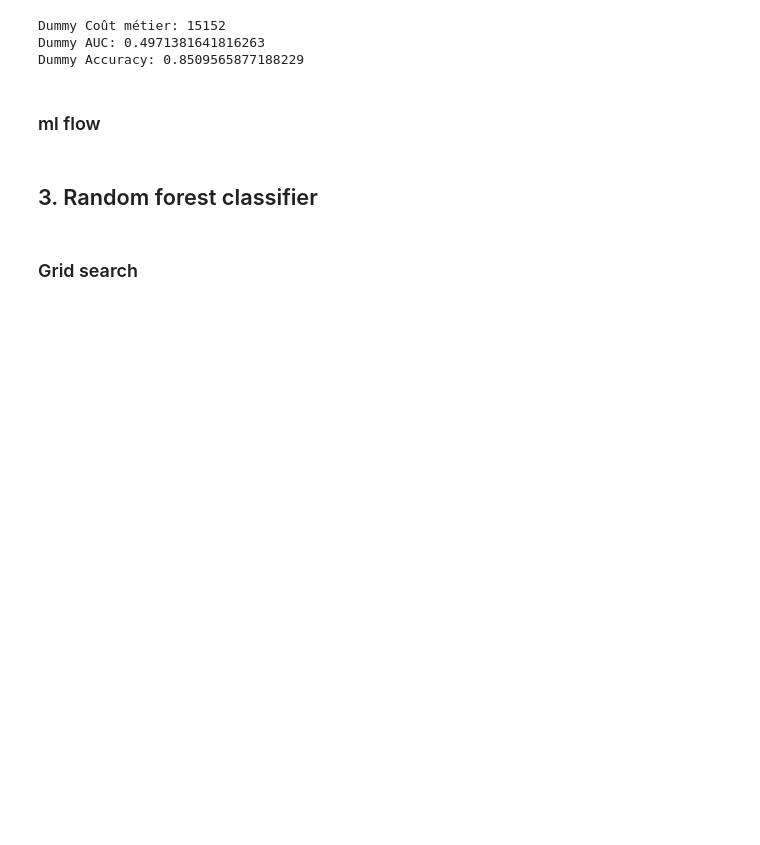
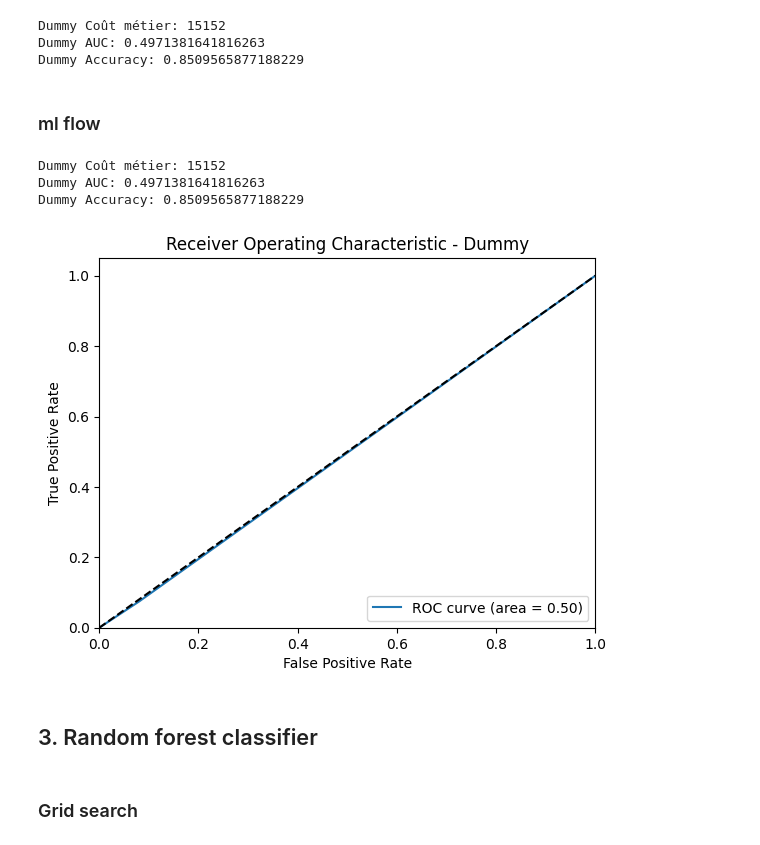
Before and after one commit to Naouel-De-Sousa/implementer_model_front_backendd, a Jupyter notebook: model_scorring_one.ipynb, the cells around one changed output. Cells and saved outputs as stored; diff of their text form; code cells hidden in the pictures; blank space fills up the shorter version.

```diff
--- a/model_scorring_one.ipynb
+++ b/model_scorring_one.ipynb
@@ -1004,12 +1013,61 @@ Dummy Accuracy: 0.8509565877188229
 ### ml flow
 # %%
 import mlflow
+# %%
+def log_dummy_model(X_train, y_train, X_val, y_val):
+    with mlflow.start_run(run_name="Dummy Classifier Evaluation"):
+             # Création et entraînement du modèle
+        dummy_clf = DummyClassifier(strategy="stratified", random_state=42)
+        dummy_clf.fit(X_train, y_train)
+
+        # Prédictions sur l'ensemble de validation
+        y_dummy_pred_proba = dummy_clf.predict_proba(X_val)[:, 1]
+        y_dummy_pred = dummy_clf.predict(X_val)
+
+        # Évaluation du modèle
+        dummy_cout_metier = fonction_cout_metier_version_1(y_val, y_dummy_pred_proba)  # Assurez-vous que cette fonction est définie
+        dummy_auc_score = roc_auc_score(y_val, y_dummy_pred_proba)
+        dummy_accuracy = accuracy_score(y_val, y_dummy_pred)
+
+        # Affichage des scores
+        print(f"Dummy Coût métier: {dummy_cout_metier}")
+        print(f"Dummy AUC: {dummy_auc_score}")
+        print(f"Dummy Accuracy: {dummy_accuracy}")
+
+        # Tracé de la courbe ROC
+        fpr, tpr, thresholds = roc_curve(y_val, y_dummy_pred_proba)
+        plt.figure()
+        plt.plot(fpr, tpr, label='ROC curve (area = %0.2f)' % dummy_auc_score)
+        plt.plot([0, 1], [0, 1], 'k--')
+        plt.xlim([0.0, 1.0])
+        plt.ylim([0.0, 1.05])
+        plt.xlabel('False Positive Rate')
+        plt.ylabel('True Positive Rate')
+        plt.title('Receiver Operating Characteristic - Dummy')
+        plt.legend(loc="lower right")
+        plt.savefig("dummy_roc_curve.png")
+
+        # Enregistrement des métriques et de la courbe ROC dans MLflow
+        mlflow.log_metric("cost_metier", dummy_cout_metier)
+        mlflow.log_metric("auc", dummy_auc_score)
+        mlflow.log_metric("accuracy", dummy_accuracy)
+        mlflow.log_artifact("dummy_roc_curve.png")
+
+        # Enregistrement du modèle
+        mlflow.sklearn.log_model(dummy_clf, "dummy_model")
 # %%
 experiment_name = "DummyClassifier Evaluation"
 experiment_id = mlflow.create_experiment(experiment_name)
 
 # Définir l'expérience active pour enregistrer les runs dans cette expérience
 mlflow.set_experiment(experiment_name)
+# %%
+log_dummy_model(X_train, y_train, X_val, y_val)
+# %% [output]
+Dummy Coût métier: 15152
+Dummy AUC: 0.4971381641816263
+Dummy Accuracy: 0.8509565877188229
+[figure, added]
 # %%
 # Démarrer un nouveau run MLflow
 with mlflow.start_run(run_name="DummyClassifier Evaluation"):
```
Also changed, not shown: parts of 34 cells of this notebook.
